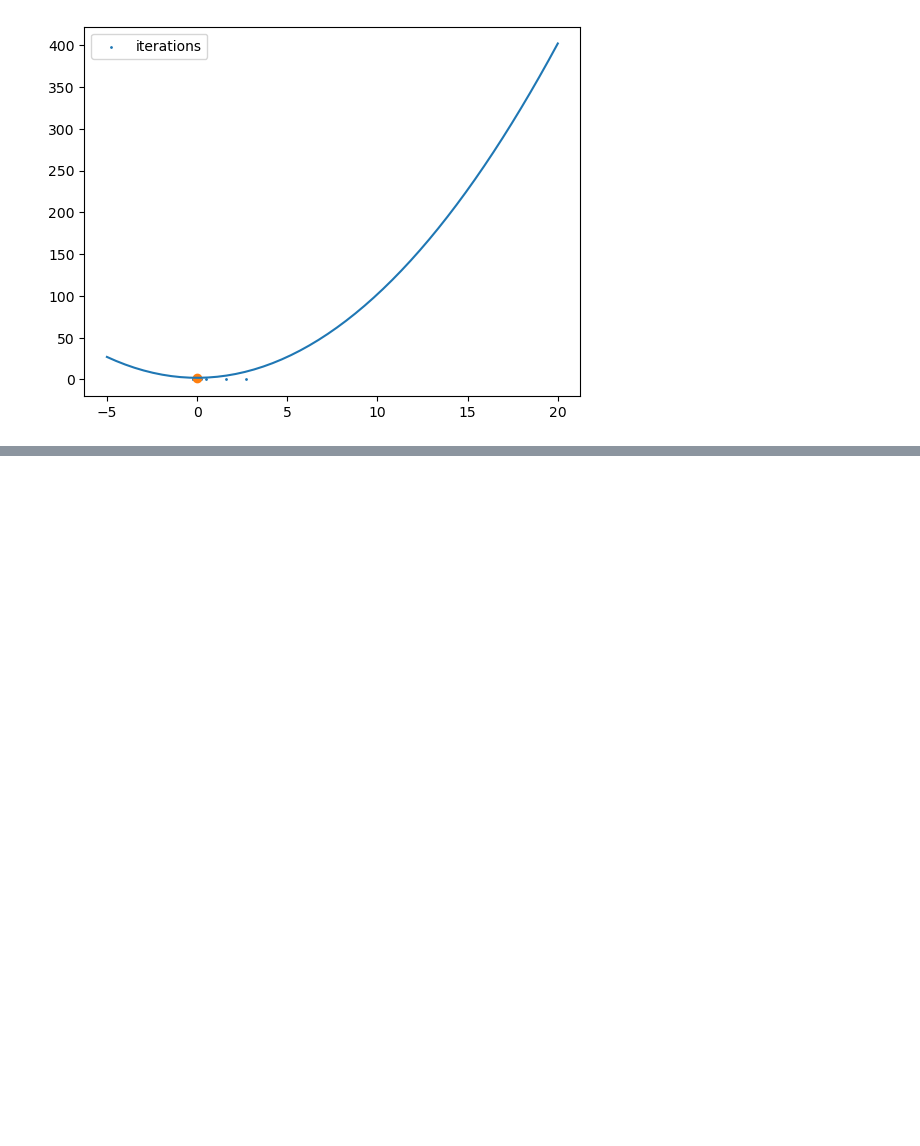
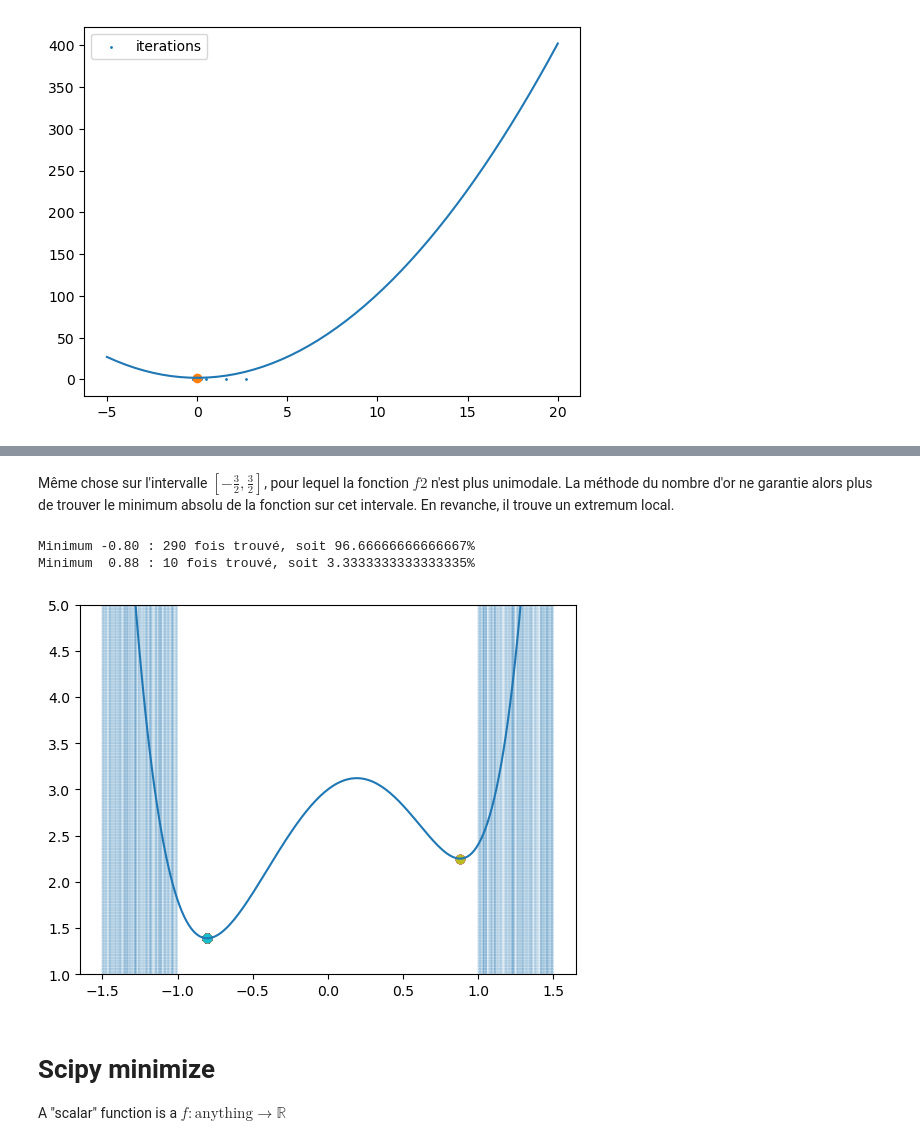
Before and after one commit to SuperMuel/HAX606X-Optimisation-convexe, a Jupyter notebook: tp2.ipynb, the cells around one changed output, grey strips where cells are left out. Drawn from its saved outputs; the diff is of its cells as text; code cells hidden in the pictures; blank space fills up the shorter version.

```diff
--- a/tp2.ipynb
+++ b/tp2.ipynb
@@ -265,0 +306,43 @@ def f2(x):
+# %% [markdown]
+Même chose sur l'intervalle $[-\frac{3}{2},\frac{3}{2}]$,
+pour lequel la fonction $f2$ n'est plus unimodale. La méthode du nombre d'or ne garantie alors plus de trouver le minimum absolu de la fonction sur cet intervale. En revanche, il trouve un extremum local.
+# %%
+from random import random
+a,b = -1.5,1.5
+x = np.linspace(a,b,200)
+y = f2(x)
+
+nb_min_1 = 0
+nb_min_2 = 0
+n = 300
+for _ in range(n):
+    # [-1.5, -1]
+    a = 1/2*random() - 1.5
+    # [1, 1.5]
+    b = 1/2*random() + 1
+    plt.vlines(a,0,10,linestyles="--",linewidth=0.1)
+    plt.vlines(b,0,10,linestyles="--",linewidth=0.1)
+    x_min = golden_bornee(f2,a,b,10e-10, sols)
+    if np.isclose(x_min, -0.8027774095281383):
+        nb_min_1 +=1
+    elif np.isclose(x_min, 0.880188978966858):
+        nb_min_2 +=1
+    else:
+        raise RuntimeError("Minimum trouvé inconnu")
+
+    plt.scatter(x_min, f2(x_min))
+plt.ylim(1,5)
+plt.plot(x,y)
+
+print(f"Minimum -0.80 : {nb_min_1} fois trouvé, soit {nb_min_1/n*100}%")
+print(f"Minimum  0.88 : {nb_min_2} fois trouvé, soit {nb_min_2/n*100}%")
+
+plt.show()
+# %% [output]
+Minimum -0.80 : 290 fois trouvé, soit 96.66666666666667%
+Minimum  0.88 : 10 fois trouvé, soit 3.3333333333333335%
+[figure, added]
+# %% [markdown]
+# Scipy minimize
+
+A "scalar" function is a  $f:\text{anything}\to \mathbb{R}$
```
Also changed, not shown: parts of 9 cells of this notebook, 4 other files.
